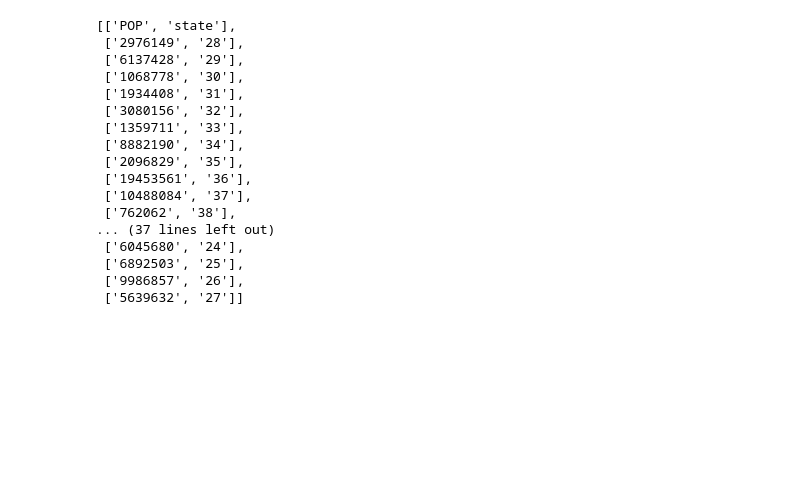
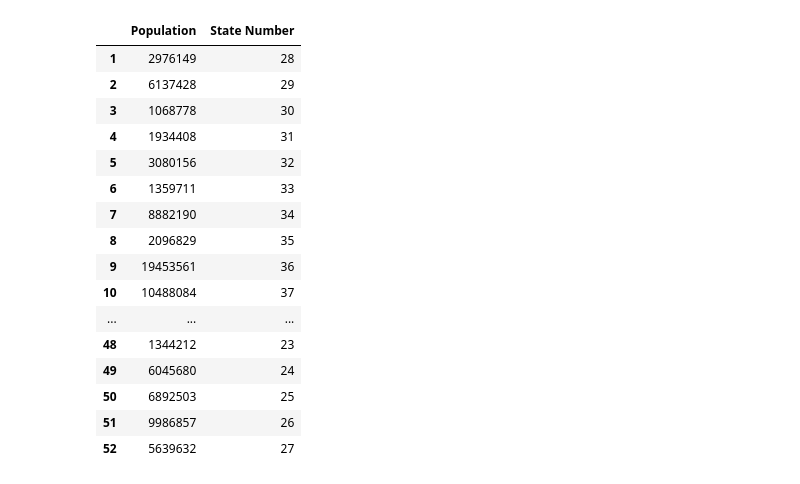
Before and after one commit to ssugiura47/COVID-19, a Jupyter notebook: PROJECT1.ipynb, the cells around one changed output. Saved outputs shown, nothing was run; the diff lists cells and outputs as text; code cells hidden in the pictures; blank space fills up the shorter version.

```diff
--- a/PROJECT1.ipynb
+++ b/PROJECT1.ipynb
@@ -11,24 +12,28 @@ import gmaps
 from config import (api_key)
 # %%
 response = requests.get(f"https://api.census.gov/data/2019/pep/population?get=POP&for=state:*&key={api_key}").json()
-response
+response_df = pd.DataFrame(response)
+rename_df = response_df.rename(columns={0: "Population", 1: "State Number"})
+pop_df = rename_df.drop([0])
+pop_df.to_csv("state_pop.csv", encoding="utf-8", index=False, header=True)
+pop_df
 # %% [output]
-[['POP', 'state'],
- ['2976149', '28'],
- ['6137428', '29'],
- ['1068778', '30'],
- ['1934408', '31'],
- ['3080156', '32'],
- ['1359711', '33'],
- ['8882190', '34'],
- ['2096829', '35'],
- ['19453561', '36'],
- ['10488084', '37'],
- ['762062', '38'],
-... (37 lines left out)
- ['6045680', '24'],
- ['6892503', '25'],
- ['9986857', '26'],
- ['5639632', '27']]
+|  | Population | State Number |
+| 1 | 2976149 | 28 |
+| 2 | 6137428 | 29 |
+| 3 | 1068778 | 30 |
+| 4 | 1934408 | 31 |
+| 5 | 3080156 | 32 |
+| 6 | 1359711 | 33 |
+| 7 | 8882190 | 34 |
+| 8 | 2096829 | 35 |
+| 9 | 19453561 | 36 |
+| 10 | 10488084 | 37 |
+| ... | ... | ... |
+| 48 | 1344212 | 23 |
+| 49 | 6045680 | 24 |
+| 50 | 6892503 | 25 |
+| 51 | 9986857 | 26 |
+| 52 | 5639632 | 27 |
 # %%
 income_response = requests.get(f"https://api.census.gov/data/timeseries/poverty/saipe?get=SAEPOVALL_PT,SAEMHI_PT,NAME&for=state:*&time=2018&key={api_key}").json()
```
Also changed, not shown: parts of 3 cells of this notebook, 3 other files.
